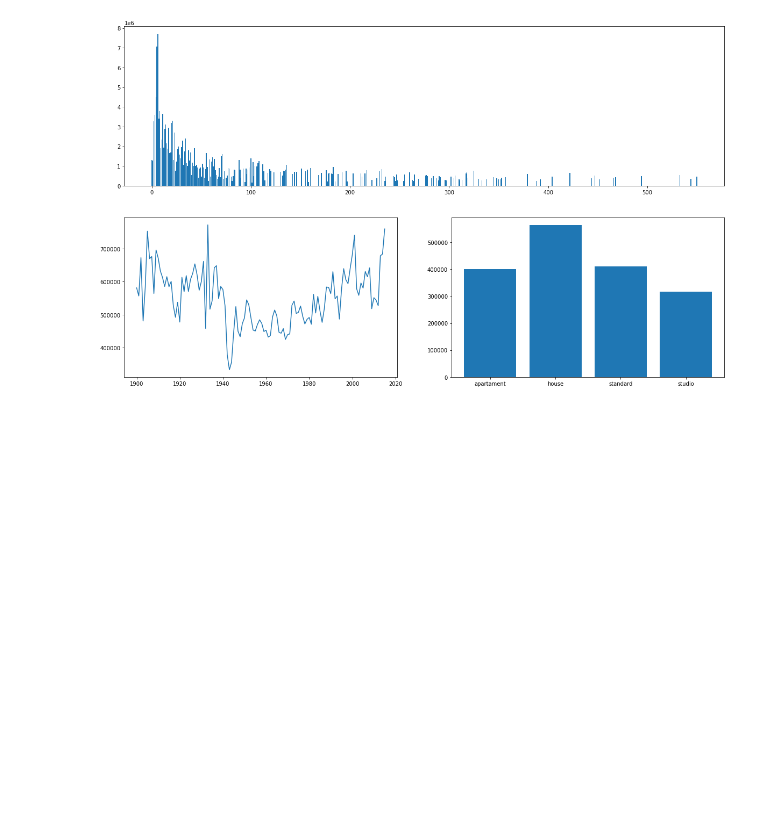
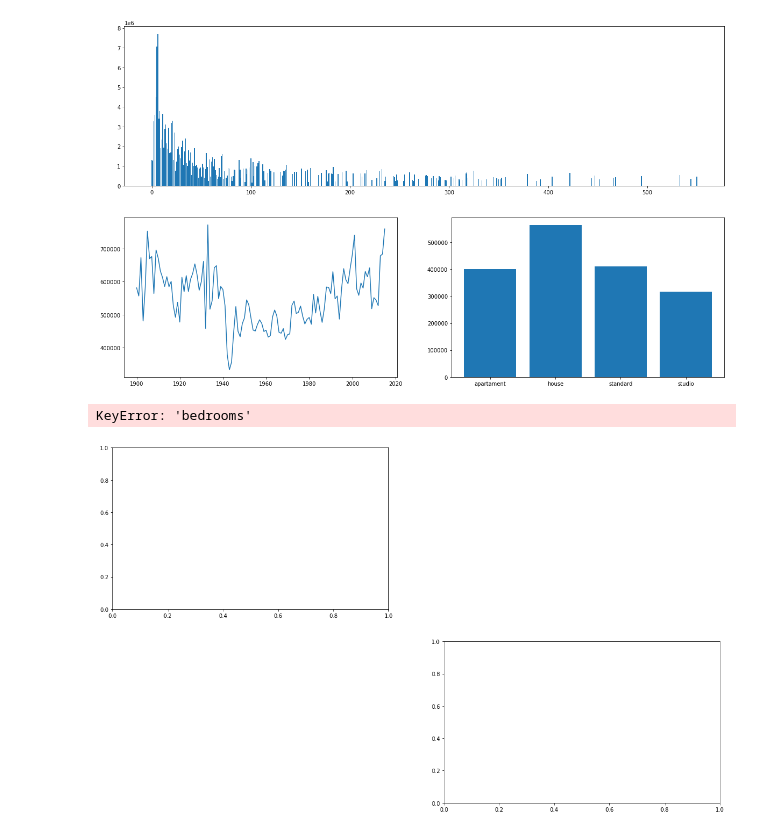
Before and after one commit to nycolexavier/data-science-course, a Jupyter notebook: aula03.ipynb, the cells around one changed output. Saved outputs shown, nothing was run; the diff lists cells and outputs as text; code cells hidden in the pictures; blank space fills up the shorter version.

```diff
--- a/aula03.ipynb
+++ b/aula03.ipynb
@@ -370,6 +369,23 @@ ax3.bar(bay_dormitory['dormitory_type'], bay_dormitory['price'])
 # %%
 # terminar
 # 8. Crie um dashboard com os graficos das perguntas 2 e 4 ( Dashboard: 2 colunas)
+
+fig = plt.figure(figsize=(20, 12))
+specs = gridspec.GridSpec( ncols=2, nrows=2, figure=fig)
+
+ax1 = fig.add_subplot( specs[0, 0])
+ax2 = fig.add_subplot( specs[1, 1])
+
+# Second Graph
+bay_price = data[['bedrooms','price']].groupby('price').sum().reset_index()
+ax1.bar( by_price['bedrooms'], by_price['price'] )
+
+# Fourth Graph
+bay_dormitory = data[['dormitory_type','price']].groupby('dormitory_type').mean().reset_index()
+ax2.bar(bay_dormitory['dormitory_type'], bay_dormitory['price'])
+# %% [output]
+KeyError: 'bedrooms'
+[figure, added]
 # %%
 # terminar
 #9. Crie um dashboard com os graficos das perguntas 3 e 5 ( Dashboard: 2 linhas)
```
Also changed, not shown: parts of 13 cells of this notebook.
